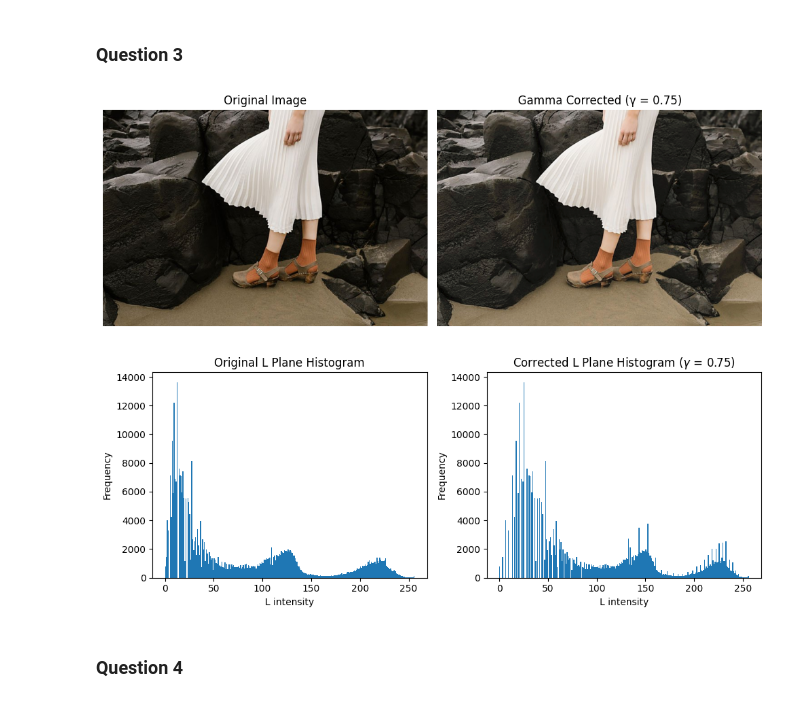
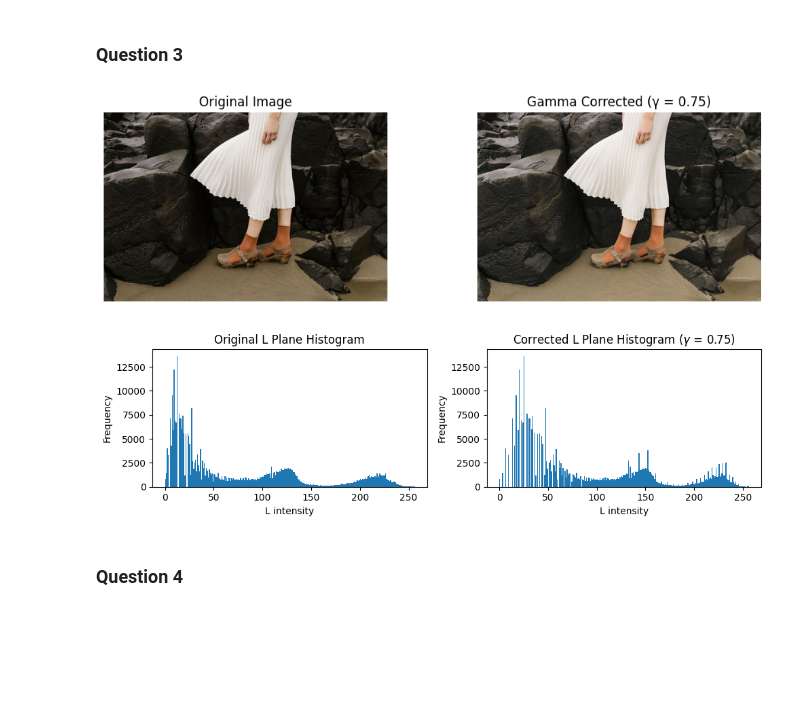
Before and after one commit to deshanudara144-ui/EN3160_Assignment_1, a Jupyter notebook: 230130E_Assignment_1.ipynb, the cells around one changed output. Drawn from its saved outputs; the diff is of its cells as text; code cells hidden in the pictures; blank space fills up the shorter version.

```diff
--- a/230130E_Assignment_1.ipynb
+++ b/230130E_Assignment_1.ipynb
@@ -167,26 +167,26 @@ lab_corrected = lab.copy()
 lab_corrected[:, :, 0] = L_corrected
 rgb_corrected = cv.cvtColor(lab_corrected, cv.COLOR_LAB2RGB)
 # %%
-plt.figure(figsize=(10, 4))
+plt.figure(figsize=(10, 3))
 
 plt.subplot(1, 2, 1)
 plt.imshow(girl_rgb)
 plt.title("Original Image")
 plt.axis("off")
 
 plt.subplot(1, 2, 2)
 plt.imshow(rgb_corrected)
 plt.title(f"Gamma Corrected (γ = {gamma})")
 plt.axis("off")
 
 plt.tight_layout()
 plt.show()
 # %% [output]
-[figure, old version]
+[figure, new version]
 # %%
 # Histograms of L plane before and after gamma correction
 
-plt.figure(figsize=(10, 4))
+plt.figure(figsize=(10, 3))
 
 # Original L plane histogram
 plt.subplot(1, 2, 1)
@@ -218,7 +218,7 @@ plt.title(f"Corrected L Plane Histogram ($\\gamma$ = {gamma})")
 plt.tight_layout()
 plt.show()
 # %% [output]
-[figure, old version]
+[figure, new version]
 # %% [markdown]
 ### Question 4
 # %%
```
Also changed, not shown: parts of 22 cells of this notebook.
